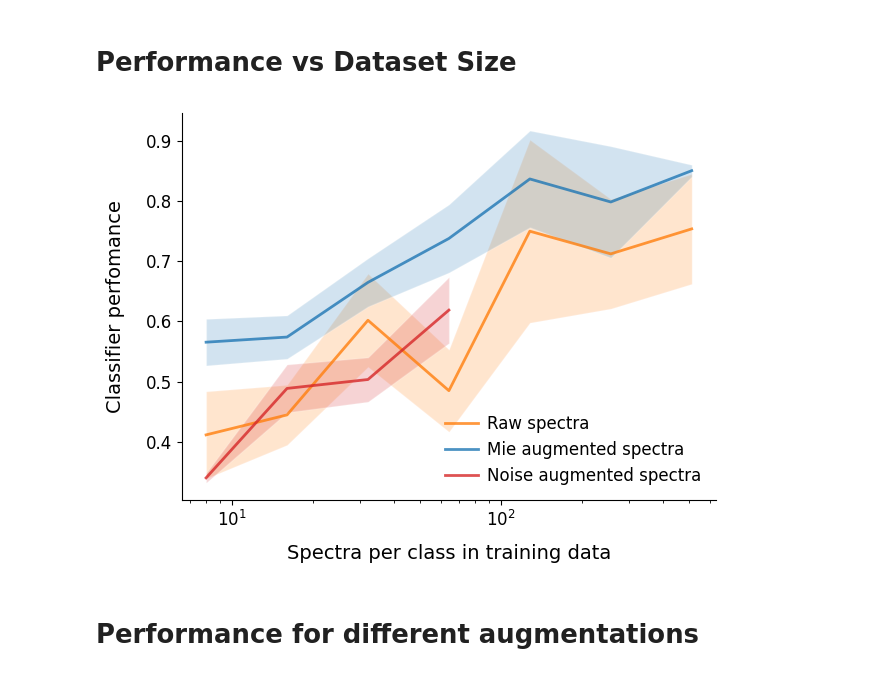
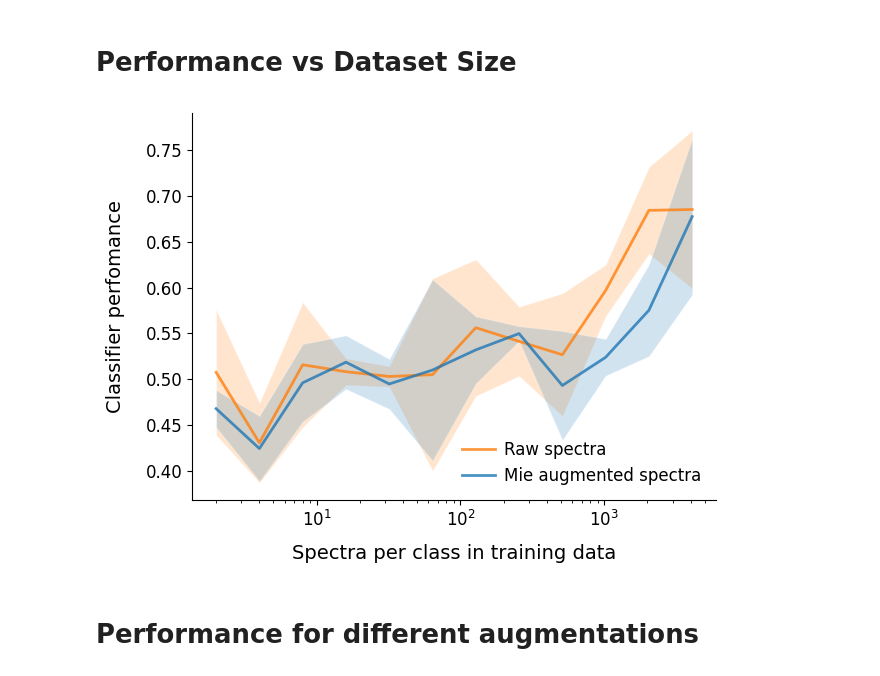
Before and after one commit to eirikama/micro_ir_prediction, a Jupyter notebook: notebooks/visualize_results.ipynb, the cells around one changed output. Drawn from its saved outputs; the diff is of its cells as text; code cells hidden in the pictures.

Commit message:
improve optuna sweep for pcuk and milk

```diff
--- a/notebooks/visualize_results.ipynb
+++ b/notebooks/visualize_results.ipynb
@@ -8,7 +8,7 @@ import numpy as np
 import matplotlib.pyplot as plt
 from sklearn.metrics import confusion_matrix
 # %%
-zarr_preds_path = '../outputs/predictions_raw.lmdb'
+zarr_preds_path = '../outputs/predictions_milk.lmdb'
 store = LMDBStore(zarr_preds_path,
                   map_size=int(1e12), readonly=True)
 store = zarr.open_group(store, mode="r")
@@ -84,12 +84,3 @@ def get_accuracy(result_dict: dict) -> tuple:
 
     acc = np.array([[np.mean(a), np.std(a)] for a in perf_list]).T
     return sizes, acc
-# %%
-result_dict = compile_results(store)
-raw_sizes, raw_acc = get_accuracy(result_dict)
-
-aug_result_dict = compile_results(aug_store)
-aug_sizes, aug_acc = get_accuracy(aug_result_dict)
-
-noise_result_dict = compile_results(noise_store)
-noise_sizes, noise_acc = get_accuracy(noise_result_dict)
@@ -96,38 +202,37 @@ noise_sizes, noise_acc = get_accuracy(noise_result_dict)
+# %%
+result_dict = compile_results(store, augment_train=False)
+raw_sizes, raw_acc = get_accuracy(result_dict)
+
+result_dict = compile_results(store, augment_train=True)
+aug_sizes, aug_acc = get_accuracy(result_dict)
 # %% [markdown]
 # Performance vs Dataset Size
 # %%
 idx = np.argsort(raw_sizes)
 plt.plot(np.array(raw_sizes)[idx], raw_acc[0, idx],  label='Raw spectra',
             alpha=0.8, lw=2., color='tab:orange')
 plt.fill_between(np.array(raw_sizes)[idx], raw_acc[0, idx] - raw_acc[1], raw_acc[0, idx] + raw_acc[1], raw_acc[0, idx],
             alpha=0.2, color='tab:orange', edgecolor='white')
 
 idx = np.argsort(aug_sizes)
 plt.plot(np.array(aug_sizes)[idx], aug_acc[0, idx],  label='Mie augmented spectra',
             alpha=0.8, lw=2., color='tab:blue')
 plt.fill_between(np.array(aug_sizes)[idx], aug_acc[0, idx] - aug_acc[1], aug_acc[0, idx] + aug_acc[1], aug_acc[0, idx],
             alpha=0.2, color='tab:blue', edgecolor='white')
 
-
-idx = np.argsort(noise_sizes)
-plt.plot(np.array(noise_sizes)[idx], noise_acc[0, idx],  label='Noise augmented spectra',
-            alpha=0.8, lw=2., color='tab:red')
-plt.fill_between(np.array(noise_sizes)[idx], noise_acc[0, idx] - noise_acc[1], noise_acc[0, idx] + noise_acc[1], noise_acc[0, idx],
-            alpha=0.2, color='tab:red', edgecolor='white')
-
 plt.gca().set_xscale('log')
 plt.xlabel('Spectra per class in training data', fontsize=14, labelpad=10)
 plt.ylabel('Classifier perfomance', fontsize=14, labelpad=15)
 plt.legend(handletextpad=0.5, frameon=0, fontsize=12, loc='lower right')
 
 ax = plt.gca()
 ax.tick_params(labelsize=12)
 ax.spines['top'].set_visible(False)
 ax.spines['right'].set_visible(False)
 plt.tight_layout()
 # plt.savefig('raw_spectra_acc_v_spectra_per_class.svg', format='svg', bbox_inches='tight', dpi=300)
 # %% [output]
-[figure, old version]
+[figure, new version]
 # %% [markdown]
 # Performance for different augmentations
 # %%
```
Also changed, not shown: parts of 1 cell of this notebook, 10 other files.
